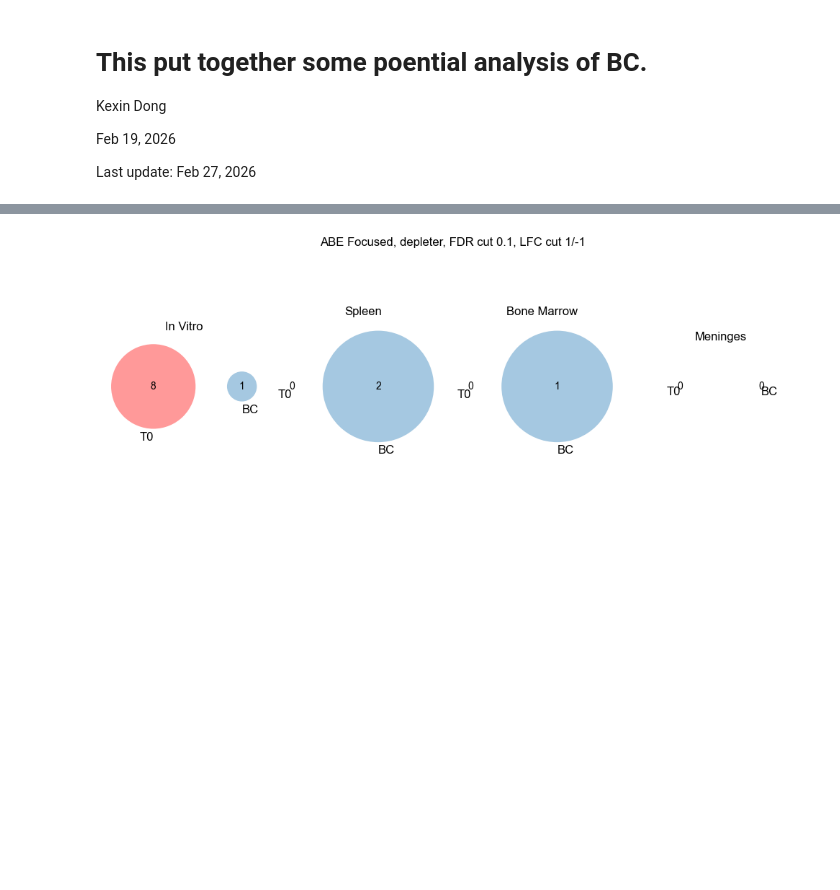
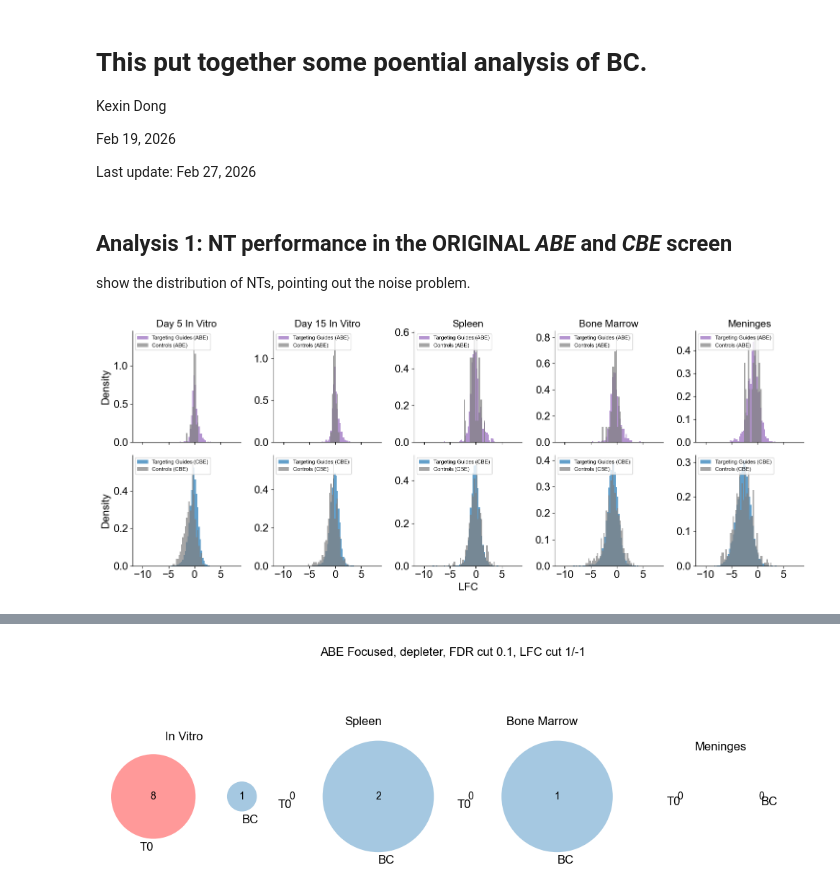
Before and after one commit to kexindon/B-ALL-in-vivo-base-editing, a Jupyter notebook: bc_analysis.ipynb, the cells around one changed output, grey strips where cells are left out. Drawn from its saved outputs; the diff is of its cells as text; code cells hidden in the pictures; blank space fills up the shorter version.

Commit message:
barcoding analysis

```diff
--- a/bc_analysis.ipynb
+++ b/bc_analysis.ipynb
@@ -30,7 +30,7 @@ from matplotlib_venn import venn2
 from sklearn.decomposition import PCA
 # %%
 LIB = pd.read_csv('MBESv2_focused_with_PAM.csv', index_col=0)
-LIB_OG = pd.read_csv('MBESv2_CORRECTED.csv', index_col=0)
+LIB_OG = pd.read_csv('MBESv2_CORRECTED.csv')
 # %%
 LFC_ABE = pd.read_csv('LFC-FDR/focused/ABE_LFC_FDR_df_focused.csv')
 LFC_CBE = pd.read_csv('LFC-FDR/focused/CBE_LFC_FDR_df_focused.csv')
@@ -42,0 +58,57 @@ LFC_CBE_VS_BC = pd.read_csv('LFC-FDR/focused/CBE_LFC_FDR_df_vs_bc.csv')
+# %% [markdown]
+## Analysis 1: NT performance in the **ORIGINAL** *ABE* and *CBE* screen
+
+show the distribution of NTs, pointing out the noise problem.
+# %%
+ABE_OG = LIB_OG[LIB_OG['Editor'] == 'ABE']
+CBE_OG = LIB_OG[LIB_OG['Editor'] == 'CBE']
+
+guides_ABE_OG_targ = ABE_OG[ABE_OG['classification'] == 'targeting guide']['gRNA_id']
+guides_CBE_OG_targ = CBE_OG[CBE_OG['classification'] == 'targeting guide']['gRNA_id']
+
+control_names = ['safe-targeting control',
+       'non-targeting control']
+guides_ABE_OG_nontarg = ABE_OG[ABE_OG['classification'].isin(control_names)]['gRNA_id']
+guides_CBE_OG_nontarg = CBE_OG[CBE_OG['classification'].isin(control_names)]['gRNA_id']
+
+ABE_OG_targ = LFC_ABE_OG[LFC_ABE_OG['gRNA_id'].isin(guides_ABE_OG_targ)]
+CBE_OG_targ = LFC_CBE_OG[LFC_CBE_OG['gRNA_id'].isin(guides_CBE_OG_targ)]
+ABE_OG_nontarg = LFC_ABE_OG[LFC_ABE_OG['gRNA_id'].isin(guides_ABE_OG_nontarg)]
+CBE_OG_nontarg = LFC_CBE_OG[LFC_CBE_OG['gRNA_id'].isin(guides_CBE_OG_nontarg)]
+# %%
+#visualizing the null distributions
+
+fig, ax = plt.subplots(2,5, figsize=(15,6), sharex=True, sharey=False)
+
+for idx, condition in enumerate(conditions_og):
+    bins = np.linspace(-11,8,80)
+
+    # plot the targeting
+    ax[0][idx].hist(ABE_OG_targ[f'LFC_median_{condition}'], density=True, bins=bins, alpha=.7, color='tab:purple', label='Targeting Guides (ABE)')
+    ax[1][idx].hist(CBE_OG_targ[f'LFC_median_{condition}'], density=True, bins=bins, alpha=.7, color='tab:blue', label='Targeting Guides (CBE)')
+
+    # plot the non-targeting
+    ax[0][idx].hist(ABE_OG_nontarg[f'LFC_median_{condition}'], density=True, bins=bins, alpha=.7, color='tab:gray', label='Controls (ABE)')
+    ax[1][idx].hist(CBE_OG_nontarg[f'LFC_median_{condition}'], density=True, bins=bins, alpha=.7, color='tab:gray', label='Controls (CBE)')
+
+
+    ax[0][idx].set_title(name_dict_og[condition], fontsize=15)
+
+    ax[0][idx].spines[['top', 'right']].set_visible(False)
+    ax[1][idx].spines[['top', 'right']].set_visible(False)
+
+    ax[0][idx].tick_params(axis='both', which='major', labelsize=16);
+    ax[1][idx].tick_params(axis='both', which='major', labelsize=16);
+
+    ax[0][0].set_ylabel('Density', fontsize=16)
+    ax[1][0].set_ylabel('Density', fontsize=16)
+    ax[1][2].set_xlabel('LFC', fontsize=16)
+
+    ax[0][0].set_xticks([-10,-5,0,  5])
+    ax[0][idx].legend(fontsize=8, loc='upper left')
+    ax[1][idx].legend(fontsize=8, loc='upper left')
+
+fig.tight_layout()
+plt.savefig('figures/bc_1.pdf')
+# %% [output]
+[figure, added]
```
Also changed, not shown: parts of 5 cells of this notebook, 3 other files.
